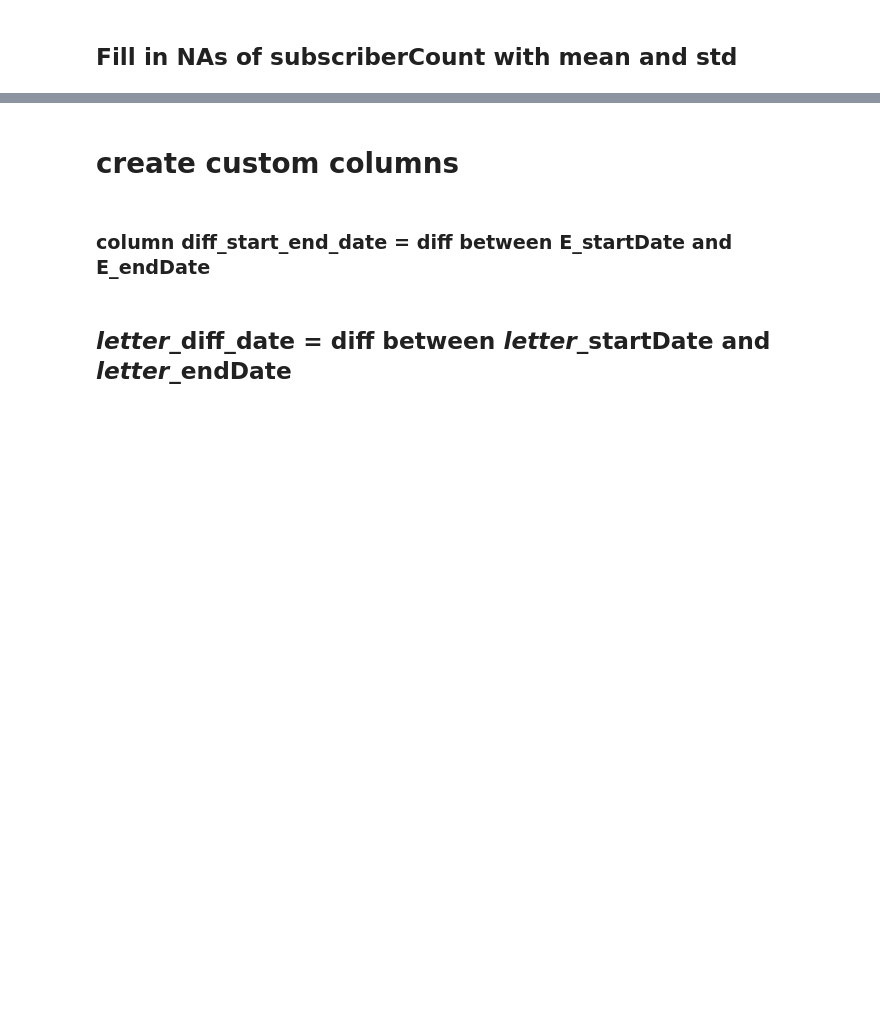
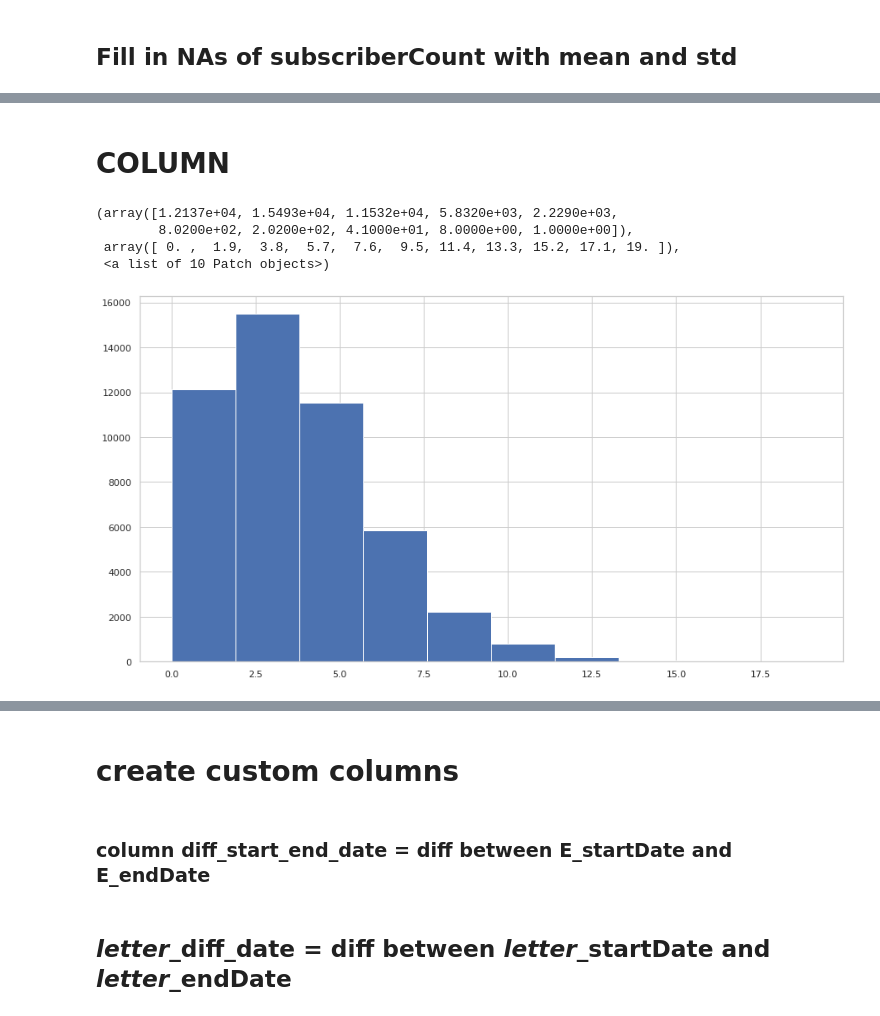
Before and after one commit to VincentChungHeiPoon/CreditScoreChallenge, a Jupyter notebook: Duong.ipynb, the cells around one changed output, grey strips where cells are left out. Cells and saved outputs as stored; diff of their text form; code cells hidden in the pictures; blank space fills up the shorter version.

```diff
--- a/Duong.ipynb
+++ b/Duong.ipynb
@@ -262,0 +321,23 @@ sns.distplot(data_Duong[data_Duong.subscriberCount < 60000].subscriberCount)
+# %%
+topFriends_cat_pct = data_Duong.topFriends.value_counts().sort_index()/\
+                data_Duong.topFriends.value_counts().sum()
+# %%
+random.seed(1976)
+
+topFriends_random = random.choice(topFriends_cat_pct.index,\
+                                       size= len(data_Duong),\
+                                       p= topFriends_cat_pct.values)
+
+data_Duong['topFriends'] = np.where(data_Duong['topFriends'].isnull(),\
+            topFriends_random,\
+            data_Duong['topFriends'])
+# %% [markdown]
+# COLUMN
+# %%
+plt.hist(data_Duong.numOrg)
+# %% [output]
+(array([1.2137e+04, 1.5493e+04, 1.1532e+04, 5.8320e+03, 2.2290e+03,
+        8.0200e+02, 2.0200e+02, 4.1000e+01, 8.0000e+00, 1.0000e+00]),
+ array([ 0. ,  1.9,  3.8,  5.7,  7.6,  9.5, 11.4, 13.3, 15.2, 17.1, 19. ]),
+ <a list of 10 Patch objects>)
+[figure, added]
```
Also changed, not shown: parts of 40 cells of this notebook.
